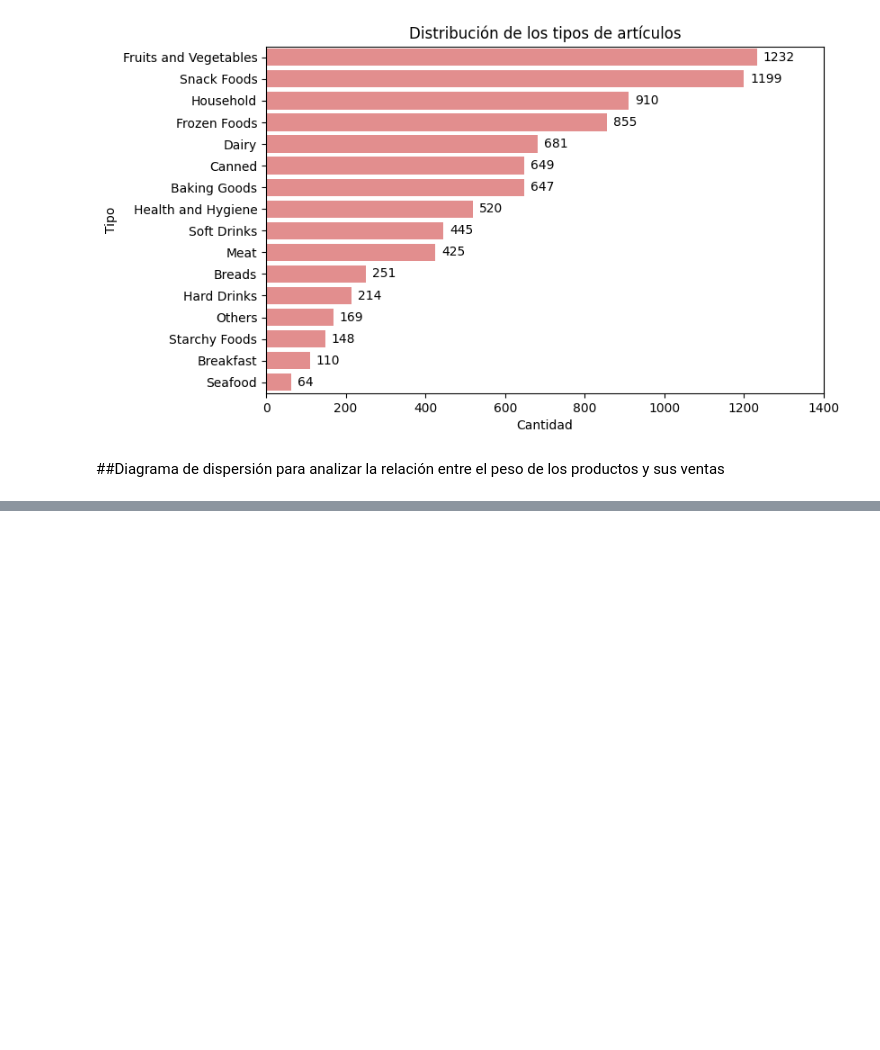
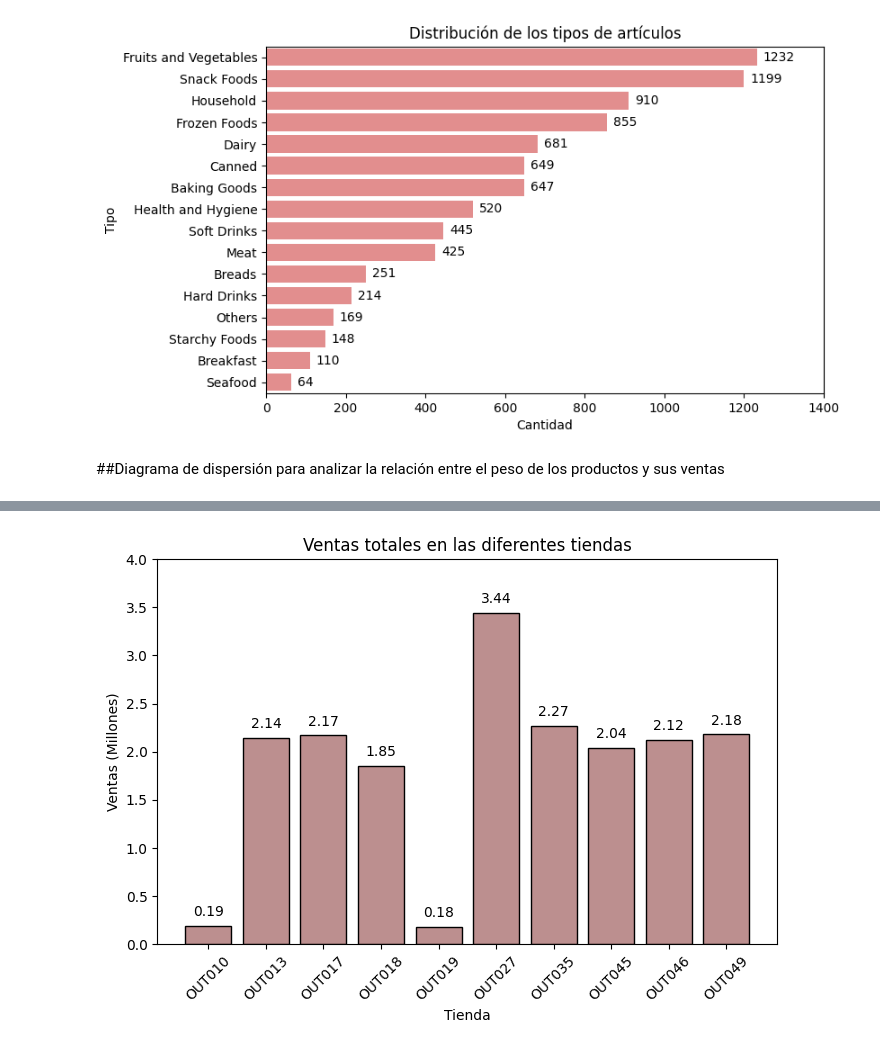
Before and after one commit to nsanced/predicciones-ventas, a Jupyter notebook: predicciones_ventas.ipynb, the cells around one changed output, grey strips where cells are left out. Cells and saved outputs as stored; diff of their text form; code cells hidden in the pictures; blank space fills up the shorter version.

```diff
--- a/predicciones_ventas.ipynb
+++ b/predicciones_ventas.ipynb
@@ -385,0 +392,3 @@ px.scatter(x=df2['Item_Weight'], y=df2['Item_Outlet_Sales'], color=df2['Outlet_T
+# %%
+gb1 =df2.groupby("Outlet_Identifier")["Item_Outlet_Sales"].sum().round()
+gb1
@@ -385,0 +408,15 @@ px.scatter(x=df2['Item_Weight'], y=df2['Item_Outlet_Sales'], color=df2['Outlet_T
+# %%
+stores = list(gb1.index)
+sales_store = list(gb1.values)
+sales_store = list(map(lambda x: round(x / 1000000, 2), sales_store))
+
+plt.subplots(figsize=(8, 5));
+bar_container = plt.bar(stores, sales_store, color="rosybrown", edgecolor="black");
+plt.xlabel("Tienda");
+plt.ylabel("Ventas (Millones)");
+plt.title("Ventas totales en las diferentes tiendas");
+plt.xticks(rotation=45);
+plt.bar_label(container=bar_container, padding=5);
+plt.ylim(0, 4);
+# %% [output]
+[figure, added]
```
Also changed, not shown: parts of 10 cells of this notebook.
